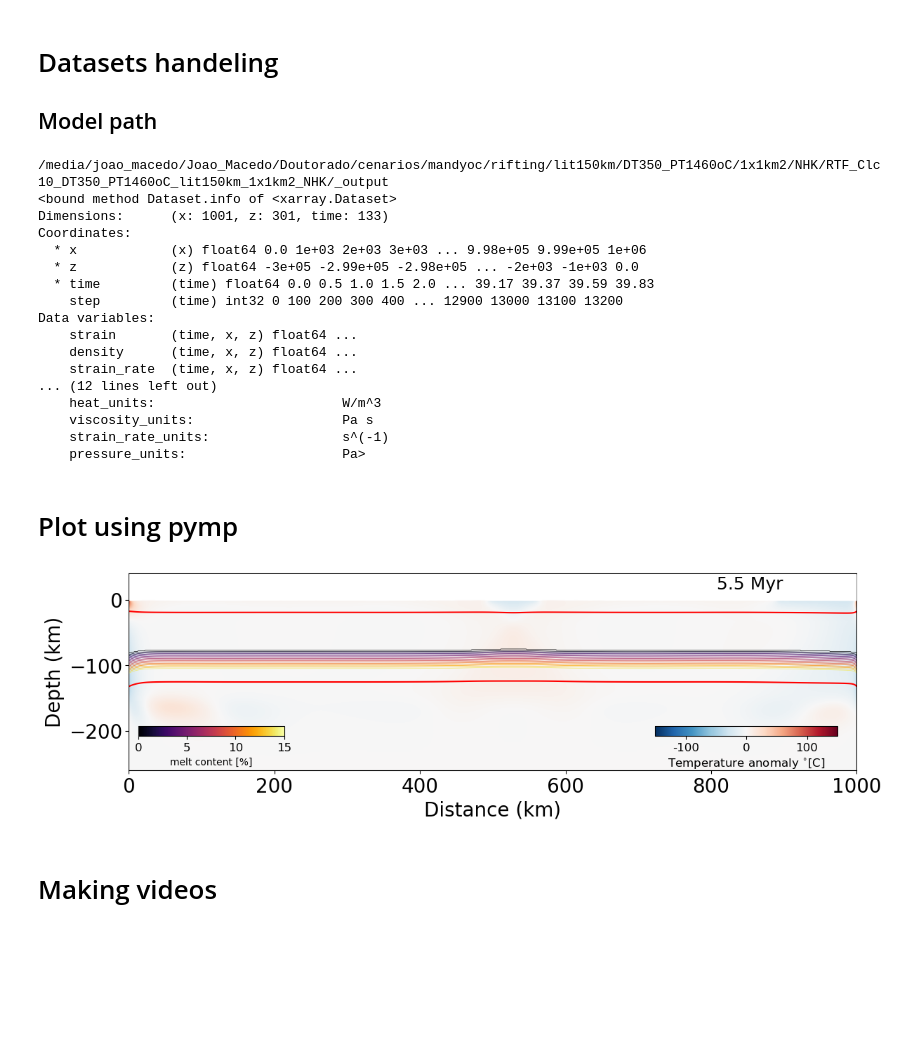
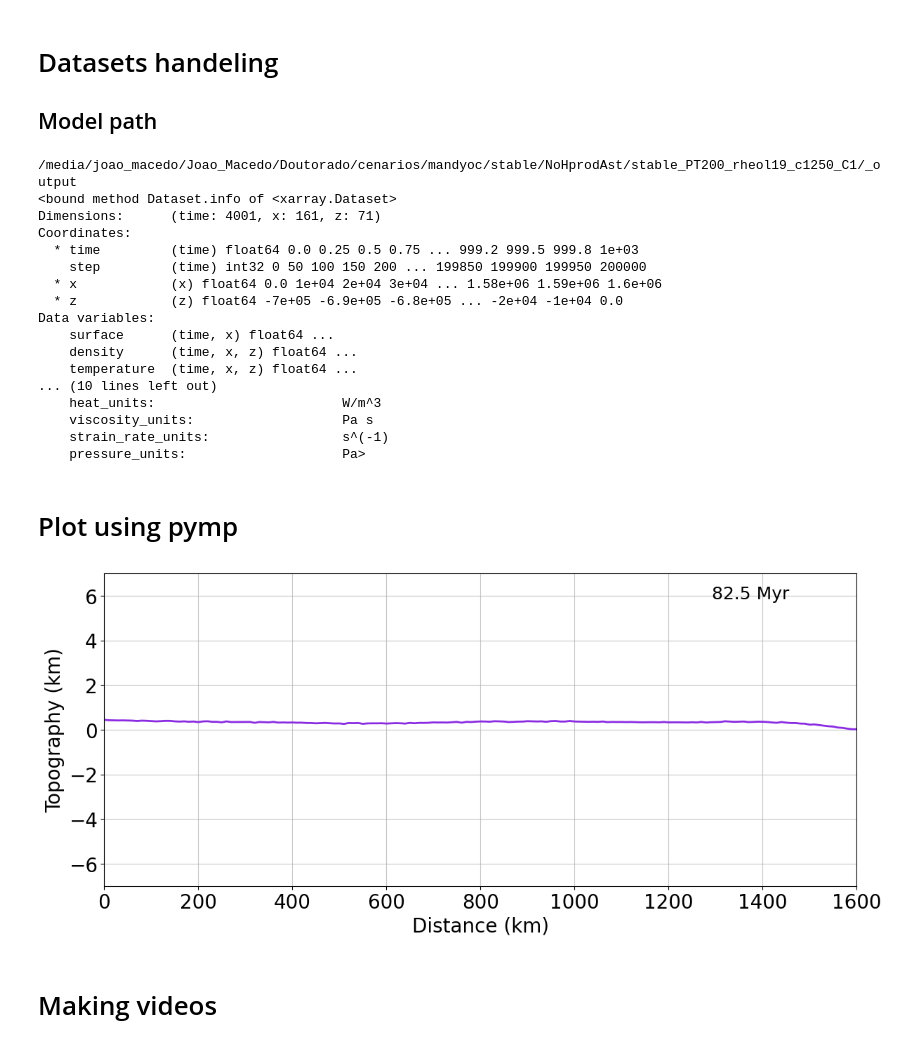
Before and after one commit to jamisonassuncao/mandyoc-scripts, a Jupyter notebook: frames_generator.ipynb, the cells around one changed output. Saved outputs shown, nothing was run; the diff lists cells and outputs as text; code cells hidden in the pictures; blank space fills up the shorter version.

```diff
--- a/frames_generator.ipynb
+++ b/frames_generator.ipynb
@@ -54,10 +54,23 @@ machine_path = '/'+path[1]+'/'+path[2] # Select home according to OS.
 # scenario = '/Doutorado/cenarios/mandyoc/rifting/lit150km/DT350_PT1460oC/1x1km2/NHK/RTF_Clc1_DT350_PT1460oC_lit150km_1x1km2_NHK' #ok
 # scenario = '/Doutorado/cenarios/mandyoc/rifting/lit150km/DT350_PT1460oC/1x1km2/NHK/RTF_Clc10_DT350_PT1460oC_lit150km_1x1km2_NHK' #ok
 
-#STABLE
-# scenario = '/Doutorado/cenarios/mandyoc/stable/NoHprodAst/stable_PT0_rheol19_1Gyr_400ppe_10x10_c_1250_C1'
-# scenario = '/Doutorado/cenarios/mandyoc/stable/NoHprodAst/stable_PT100_rheol19_c1250_C1'
-# scenario = '/Doutorado/cenarios/mandyoc/stable/NoHprodAst/stable_PT200_rheol19_c1250_C1'
+#Group 1 CLS - NoHprodAst
+# scenario = '/Doutorado/cenarios/mandyoc/stable/NoHprodAst/stable_PT0_rheol19_1Gyr_400ppe_10x10_c_1250_C1' #ok
+# scenario = '/Doutorado/cenarios/mandyoc/stable/NoHprodAst/stable_PT100_rheol19_c1250_C1' #ok
+scenario = '/Doutorado/cenarios/mandyoc/stable/NoHprodAst/stable_PT200_rheol19_c1250_C1' #ok
+
+#Group 2 CPE - HprodAst
+#lit80km
+# scenario = '/Doutorado/cenarios/mandyoc/stable/lit80km/stable_PT200_rheol19_c1250_C1_HprodAst' #ok
+# scenario = '/Doutorado/cenarios/mandyoc/stable/lit80km/stable_PT280_rheol19_c1250_C1_HprodAst' #ok
+# scenario = '/Doutorado/cenarios/mandyoc/stable/lit80km/stable_PT290_rheol19_c1250_C1_HprodAst' #ok
+# scenario = '/Doutorado/cenarios/mandyoc/stable/lit80km/stable_PT350_rheol19_c1250_C1_HprodAst' #ok
+# scenario = '/Doutorado/cenarios/mandyoc/stable/lit80km/stable_PT400_rheol19_c1250_C1_HprodAst' #ok
+
+#lit150km
+# scenario = '/Doutorado/cenarios/mandyoc/stable/lit150km/stable_DT200_rheol19_c1250_C1_HprodAst_Hlit150km/'#ok
+# scenario = '/Doutorado/cenarios/mandyoc/stable/lit150km/stable_DT290_rheol19_c1250_C1_HprodAst_Hlit150km/'#ok
+# scenario = '/Doutorado/cenarios/mandyoc/stable/lit150km/stable_DT350_rheol19_c1250_C1_HprodAst_Hlit150km/'#ok
 
 # scenario = '/Doutorado/cenarios/mandyoc/stable/lit150km/stable_DT350_rheol19_c1250_C1_HprodAst_Hlit150km'
 
@@ -85,9 +98,10 @@ read_ascii = True # if False, it will skip the ascii reading and saving processe
 save_images = True # Generate and save all the possible images
 save_big_dataset = False#True
 plot_isotherms = True
-plot_melt = True
-# melt_method = 'dry'
-melt_method = 'wet'
+# plot_melt = True
+plot_melt = False
+melt_method = 'dry'
+# melt_method = 'wet'
 
 if(plot_isotherms or plot_melt):
     clean_plot=False
@@ -120,13 +134,13 @@ datasets = [#Properties from mandyoc. Comment/uncomment to select properties of
 properties = [#Properties from mandyoc. Comment/uncomment to select with ones you would like to plot
 #              'density',
 #              'radiogenic_heat',
-             'lithology',
+            #  'lithology',
 #              'pressure',
 #              'strain',
-             'strain_rate',
+            #  'strain_rate',
 #              'temperature',
-             'temperature_anomaly',
-#              'surface',
+            #  'temperature_anomaly',
+             'surface',
 #              'viscosity'
              ]
 
@@ -179,19 +193,19 @@ if ("velocity_x" and "velocity_z") in dataset.data_vars:
     dataset.velocity_z[:] = dataset.velocity_z[:] / v_max
 print(dataset.info)
 # %% [output]
-/media/joao_macedo/Joao_Macedo/Doutorado/cenarios/mandyoc/rifting/lit150km/DT350_PT1460oC/1x1km2/NHK/RTF_Clc10_DT350_PT1460oC_lit150km_1x1km2_NHK/_output
+/media/joao_macedo/Joao_Macedo/Doutorado/cenarios/mandyoc/stable/NoHprodAst/stable_PT200_rheol19_c1250_C1/_output
 <bound method Dataset.info of <xarray.Dataset>
-Dimensions:      (x: 1001, z: 301, time: 133)
+Dimensions:      (time: 4001, x: 161, z: 71)
 Coordinates:
-  * x            (x) float64 0.0 1e+03 2e+03 3e+03 ... 9.98e+05 9.99e+05 1e+06
-  * z            (z) float64 -3e+05 -2.99e+05 -2.98e+05 ... -2e+03 -1e+03 0.0
-  * time         (time) float64 0.0 0.5 1.0 1.5 2.0 ... 39.17 39.37 39.59 39.83
-    step         (time) int32 0 100 200 300 400 ... 12900 13000 13100 13200
+  * time         (time) float64 0.0 0.25 0.5 0.75 ... 999.2 999.5 999.8 1e+03
+    step         (time) int32 0 50 100 150 200 ... 199850 199900 199950 200000
+  * x            (x) float64 0.0 1e+04 2e+04 3e+04 ... 1.58e+06 1.59e+06 1.6e+06
+  * z            (z) float64 -7e+05 -6.9e+05 -6.8e+05 ... -2e+04 -1e+04 0.0
 Data variables:
-    strain       (time, x, z) float64 ...
+    surface      (time, x) float64 ...
     density      (time, x, z) float64 ...
-    strain_rate  (time, x, z) float64 ...
-... (12 lines left out)
+    temperature  (time, x, z) float64 ...
+... (10 lines left out)
     heat_units:                        W/m^3
     viscosity_units:                   Pa s
     strain_rate_units:                 s^(-1)
@@ -205,40 +219,40 @@ dt = int(t1 - t0)
 
 start = int(t0)
 end = int(dataset.time.size - 1)
-step = 1#5
+step = 5#5
 
 # start = 50
 # end = 51
 # step = 1
 
 # step_initial = dataset.step[0]
 # step_1 = dataset.step[1]
 # step_final = dataset.step[-1]
 # dstep = int(step_1 - step_initial)
 with pymp.Parallel() as p:
     for i in p.range(start, end+step, step):
         # data = dataset.isel(time=i)
         per = np.round(100*(i+1-start)/(end-start), 2)
         text = f"Time: {np.round(float(dataset.isel(time=i).time), 2)} Myr; Step: {int(dataset.isel(time=i).step)}/{int(dataset.step.max())}, ({per:.2f}%)."
 
         # print(text, end='\r')
 
         for prop in properties:
     #         print(f"Handeling {prop}.", end='\n')
             if(prop != 'surface'): # you can customize
                 xlims = [0, float(dataset.isel(time=i).lx) / 1.0e3]
                 ylims = [-float(dataset.isel(time=i).lz) / 1.0e3 + 40, 40]
             else:
                 xmin = 0 #+ 200
                 xmax = float(dataset.isel(time=i).lx) / 1.0E3 #- 200
                 xlims = [xmin, xmax]
                 ylims = [-7, 7]
 
-            single_plot(dataset.isel(time=i), prop, xlims, ylims, model_path, output_path, plot_isotherms=True, isotherms = [500, 1300], plot_melt=True, melt_method=melt_method)
+            single_plot(dataset.isel(time=i), prop, xlims, ylims, model_path, output_path, plot_isotherms=plot_isotherms, isotherms = [500, 1300], plot_melt=plot_melt, melt_method=melt_method)
             # single_plot(dataset.isel(time=i), prop, xlims, ylims, model_path, output_path, plot_isotherms=False, isotherms = [500, 1300])
     #     print((n+1)*'\033[F', end='')
 # %% [output]
-[figure, old version]
+[figure, new version]
 # %% [markdown]
 # Making videos
 # %%
```
Also changed, not shown: parts of 3 cells of this notebook, 4 other files.
